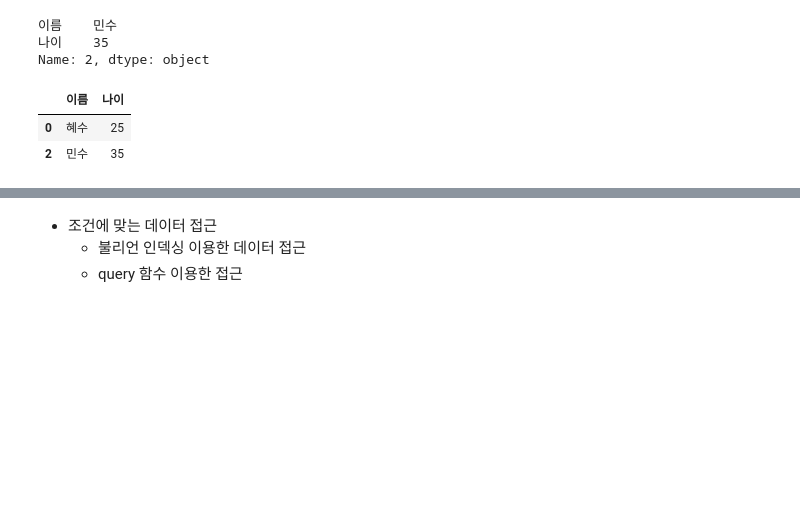
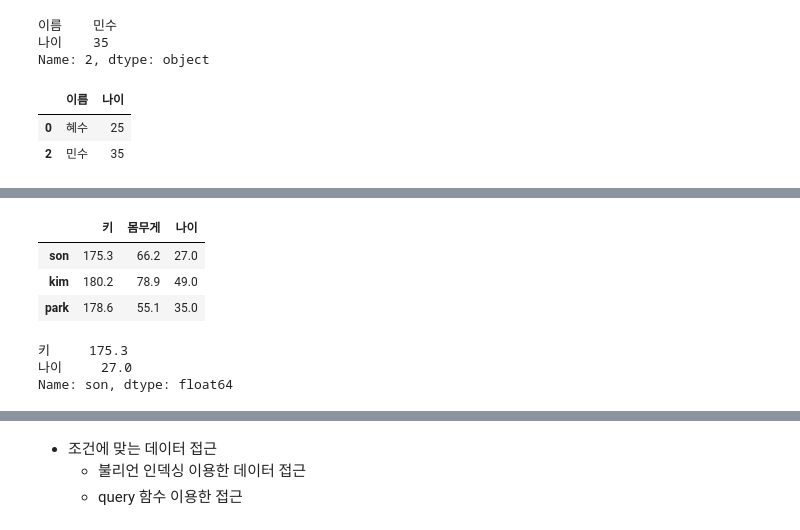
Before and after one commit to 2013je/Python_jpnb, a Jupyter notebook: 2.pandas.ipynb, the cells around one changed output, grey strips where cells are left out. Cells and saved outputs as stored; diff of their text form; code cells hidden in the pictures; blank space fills up the shorter version.

```diff
--- a/2.pandas.ipynb
+++ b/2.pandas.ipynb
@@ -357,0 +348,17 @@ person_info.iloc[::2,:2] # ::2 처음부터 끝까지 2칸 띄면서 데이터
+# %%
+person_info2=pd.DataFrame({'키':[175.3,180.2,178.6],
+                           '몸무게':[66.2,78.9,55.1],
+                           '나이':[27.0,49.0,35.0]},
+                          index=['son','kim','park'])
+person_info2
+# %% [output]
+|  | 키 | 몸무게 | 나이 |
+| son | 175.3 | 66.2 | 27.0 |
+| kim | 180.2 | 78.9 | 49.0 |
+| park | 178.6 | 55.1 | 35.0 |
+# %%
+person_info2.loc['son',['키','나이']]
+# %% [output]
+키     175.3
+나이     27.0
+Name: son, dtype: float64
```
Also changed, not shown: parts of 17 cells of this notebook, 2 other files.
